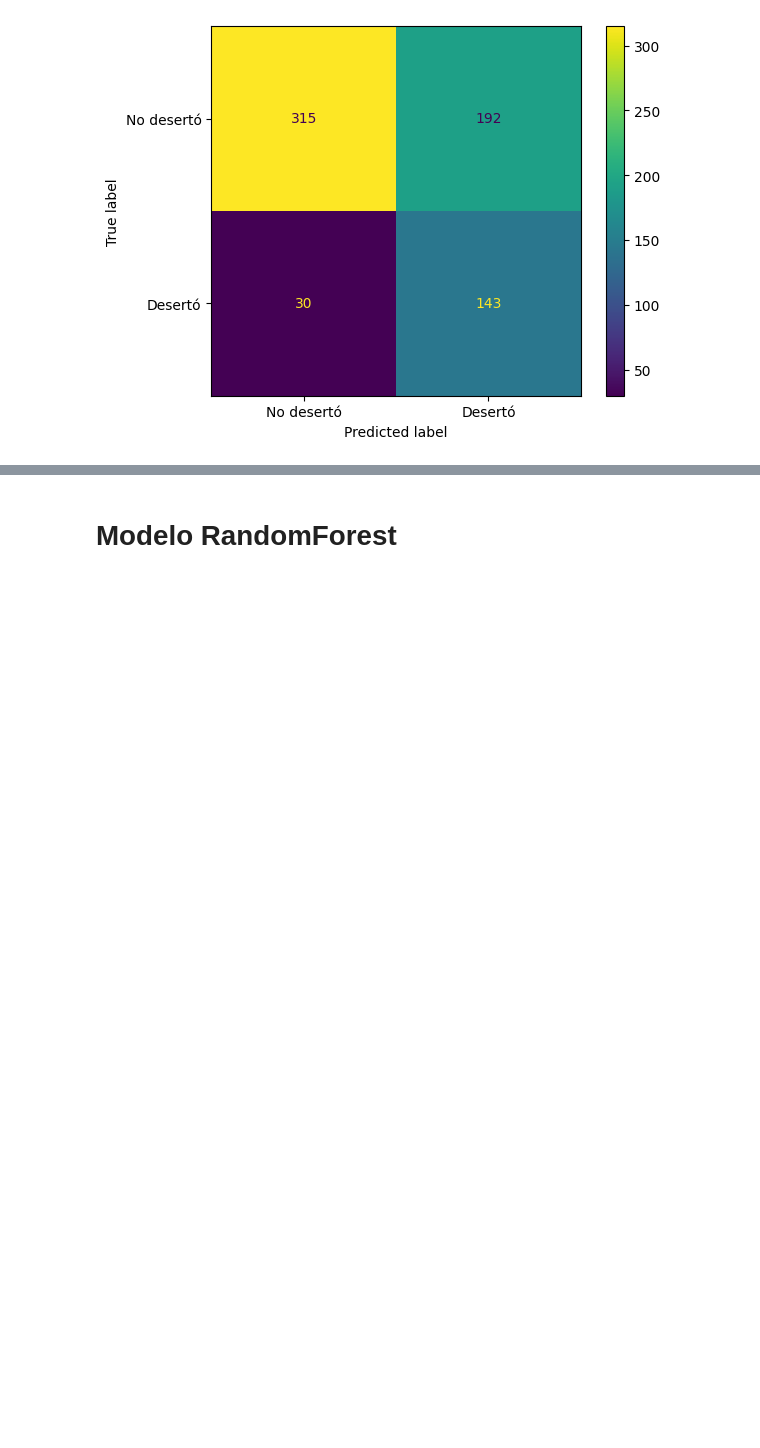
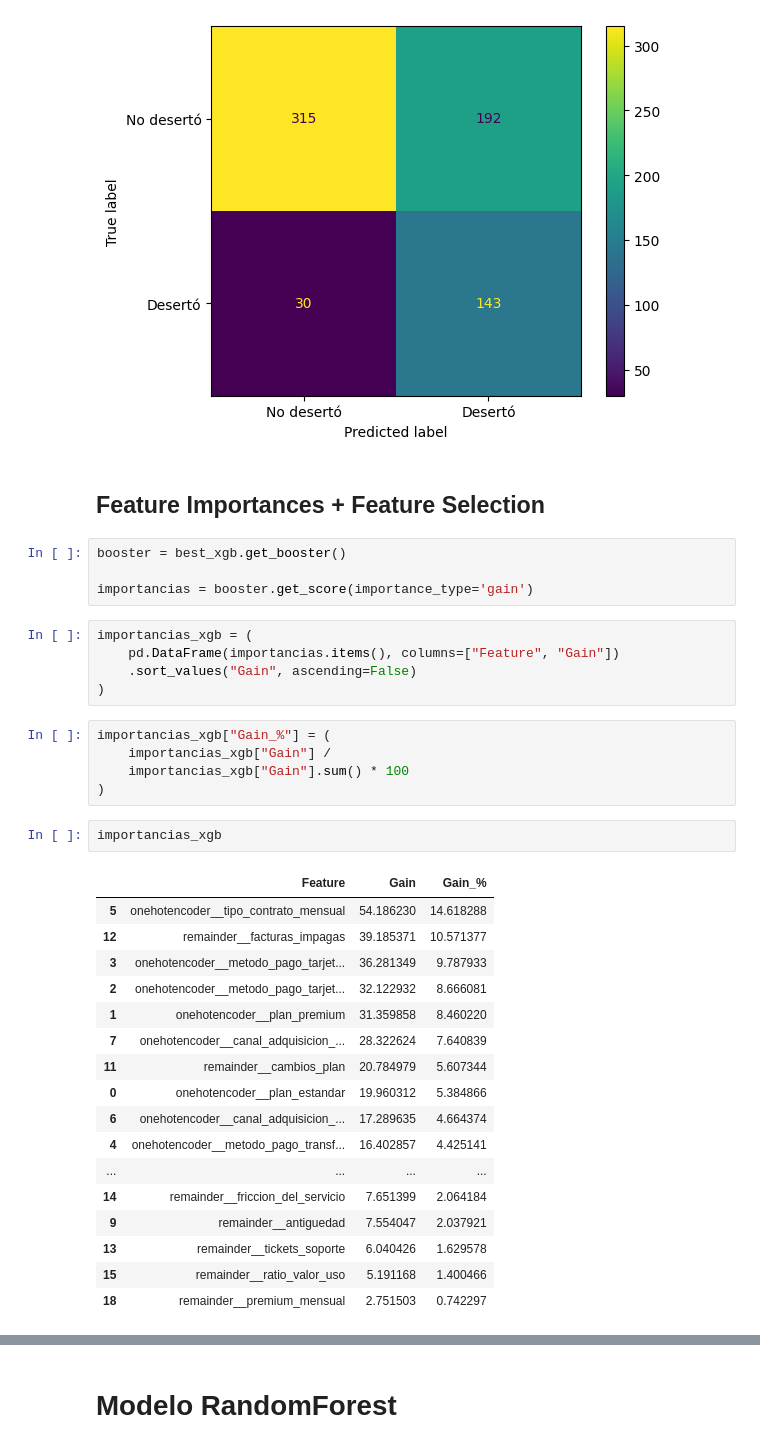
Before and after one commit to GuilleLondero/churn_insight_hackathon, a Jupyter notebook: data_science/notebooks/optimizacion_modelos.ipynb, the cells around one changed output, grey strips where cells are left out. Drawn from its saved outputs; the diff is of its cells as text; blank space fills up the shorter version.

```diff
--- a/data_science/notebooks/optimizacion_modelos.ipynb
+++ b/data_science/notebooks/optimizacion_modelos.ipynb
@@ -1146,3 +1147,39 @@ visualizer = matriz_confusion(y_val, y_pred_val)
 plt.show()
 # %% [output]
 [figure]
+# %% [markdown]
+## Feature Importances + Feature Selection
+# %%
+booster = best_xgb.get_booster()
+
+importancias = booster.get_score(importance_type='gain')
+# %%
+importancias_xgb = (
+    pd.DataFrame(importancias.items(), columns=["Feature", "Gain"])
+    .sort_values("Gain", ascending=False)
+)
+# %%
+importancias_xgb["Gain_%"] = (
+    importancias_xgb["Gain"] /
+    importancias_xgb["Gain"].sum() * 100
+)
+# %%
+importancias_xgb
+# %% [output]
+|  | Feature | Gain | Gain_% |
+| 5 | onehotencoder__tipo_contrato_mensual | 54.186230 | 14.618288 |
+| 12 | remainder__facturas_impagas | 39.185371 | 10.571377 |
+| 3 | onehotencoder__metodo_pago_tarjet... | 36.281349 | 9.787933 |
+| 2 | onehotencoder__metodo_pago_tarjet... | 32.122932 | 8.666081 |
+| 1 | onehotencoder__plan_premium | 31.359858 | 8.460220 |
+| 7 | onehotencoder__canal_adquisicion_... | 28.322624 | 7.640839 |
+| 11 | remainder__cambios_plan | 20.784979 | 5.607344 |
+| 0 | onehotencoder__plan_estandar | 19.960312 | 5.384866 |
+| 6 | onehotencoder__canal_adquisicion_... | 17.289635 | 4.664374 |
+| 4 | onehotencoder__metodo_pago_transf... | 16.402857 | 4.425141 |
+| ... | ... | ... | ... |
+| 14 | remainder__friccion_del_servicio | 7.651399 | 2.064184 |
+| 9 | remainder__antiguedad | 7.554047 | 2.037921 |
+| 13 | remainder__tickets_soporte | 6.040426 | 1.629578 |
+| 15 | remainder__ratio_valor_uso | 5.191168 | 1.400466 |
+| 18 | remainder__premium_mensual | 2.751503 | 0.742297 |
```
Also changed, not shown: parts of 19 cells of this notebook.
